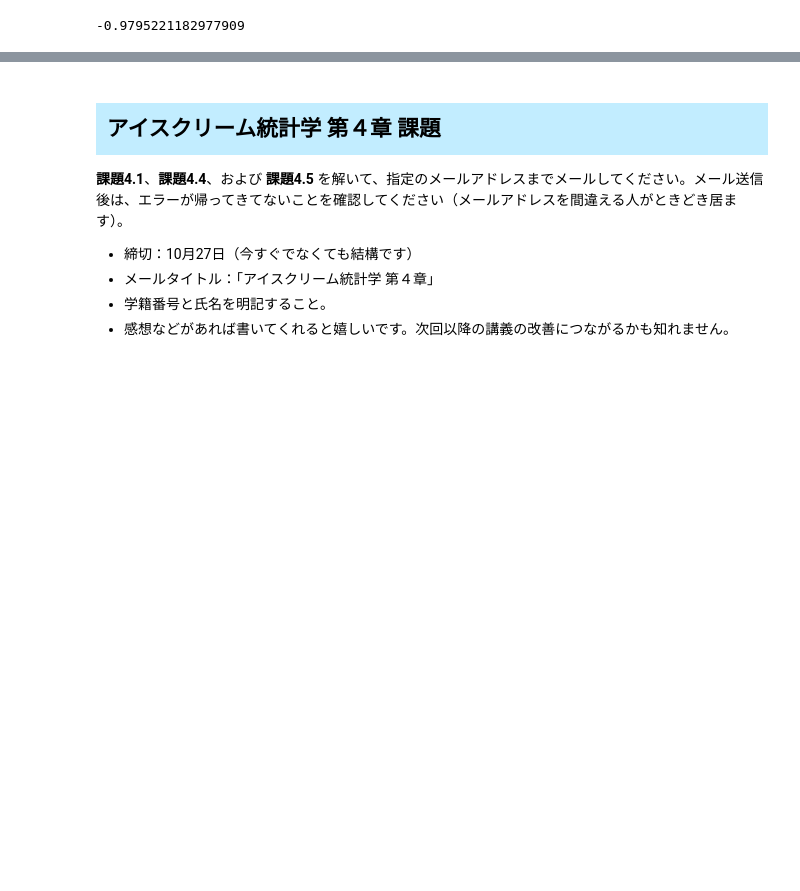
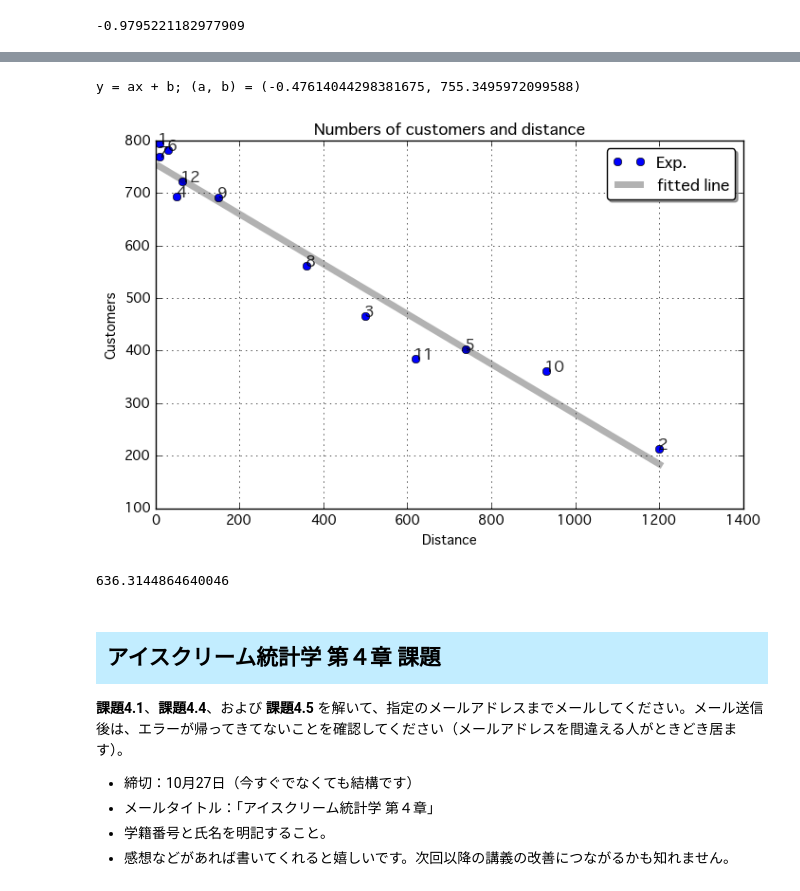
Before and after one commit to maskot1977/Statistics2017, a Jupyter notebook: i4a.ipynb, the cells around one changed output, grey strips where cells are left out. Saved outputs shown, nothing was run; the diff lists cells and outputs as text; code cells hidden in the pictures; blank space fills up the shorter version.

```diff
--- a/i4a.ipynb
+++ b/i4a.ipynb
@@ -246,2 +296,14 @@ plt.show()
+# %%
+# ダウンロードしたデータから、列ごとに数字を読み込んでリストに格納する。
+col1 = []
+col2 = []
+col3 = []
+for i, line in enumerate(open('shop_distance.txt')):
+    if i == 0:
+        continue
+    a = line.split()
+    col1.append(int(a[0]))
+    col2.append(int(a[1]))
+    col3.append(int(a[2]))
 # %%
 # 相関係数を求める
@@ -260,3 +313,34 @@ y = ax + b; (a, b) = (-0.476140442984, 755.34959721)
+# %%
+# 回帰直線の式
+a = a_fit(col2, col3)
+b = b_fit(col2, col3)
+print("y = ax + b; (a, b) = ({0}, {1})".format(a, b))
+# %% [output]
+y = ax + b; (a, b) = (-0.47614044298381675, 755.3495972099588)
+# %%
+# 回帰直線を描くための準備
+test_x = [min(col2) - 1, max(col2) + 1]
+fitted_y = [f(test_x[0]), f(test_x[1])]
+# %%
+# 散布図と回帰直線を描く。
+plt.figure(figsize=(8,5))
+plt.plot(col2,col3,'bo', label='Exp.')
+plt.plot(test_x,fitted_y,'k-', label='fitted line', linewidth=5, alpha=0.3)
+plt.title("Numbers of customers and distance")
+plt.xlabel("Distance")
+plt.ylabel("Customers")
+plt.legend(loc='best',fancybox=True, shadow=True)
+plt.grid(True)
+for day, x, y in zip(col1, col2, col3):
+    plt.text(x, y, day, alpha=0.8, size=12)
+plt.show()
+# %% [output]
+[figure, added]
+# %%
+# 駅からの距離が 250 m の店舗で予想される客数
+f(250)
+# %% [output]
+636.3144864640046
 # %% [markdown]
 <h2 STYLE="background: #c2edff;padding: 0.5em;">アイスクリーム統計学 第４章 課題</h2>
 
```
Also changed, not shown: parts of 34 cells of this notebook, 1 other file.
